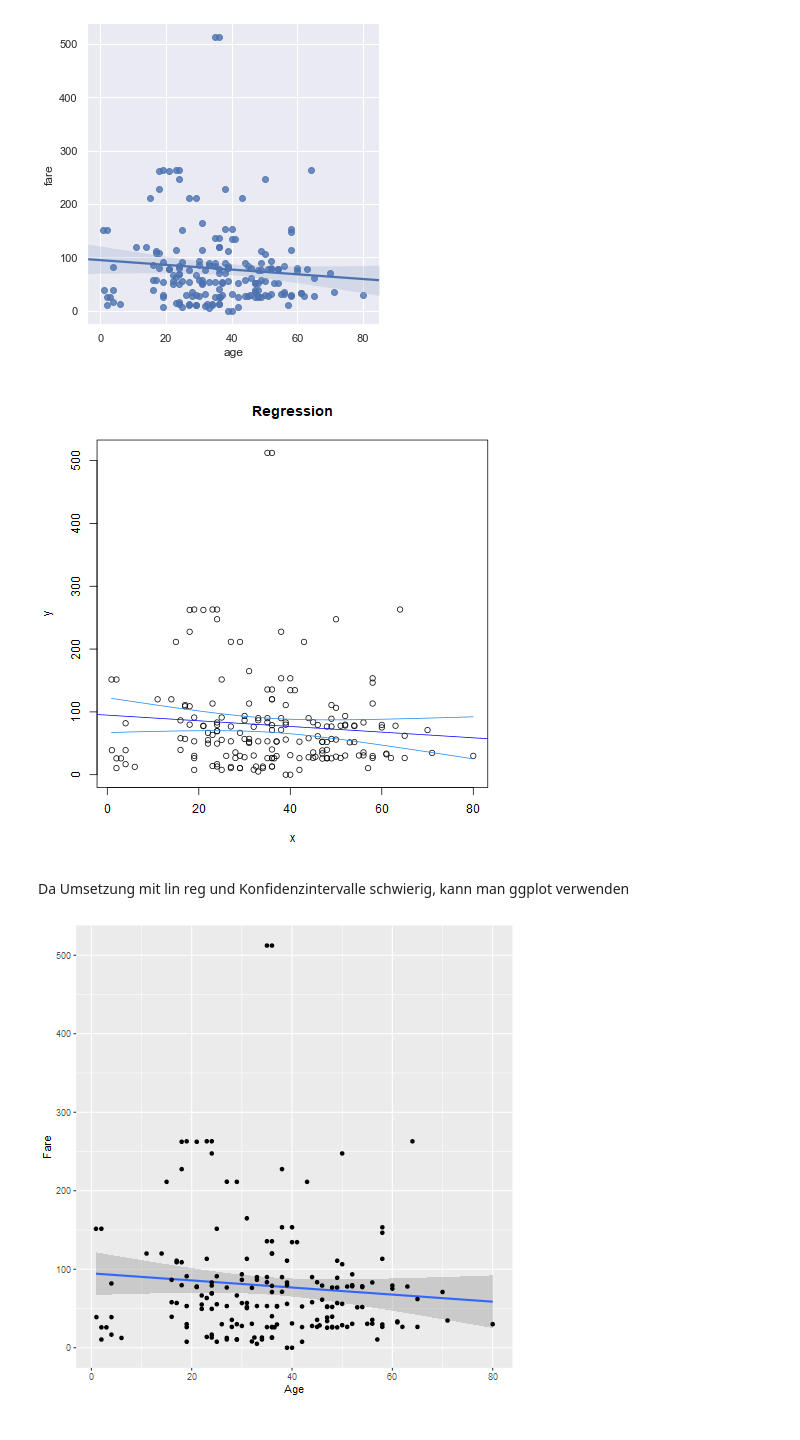
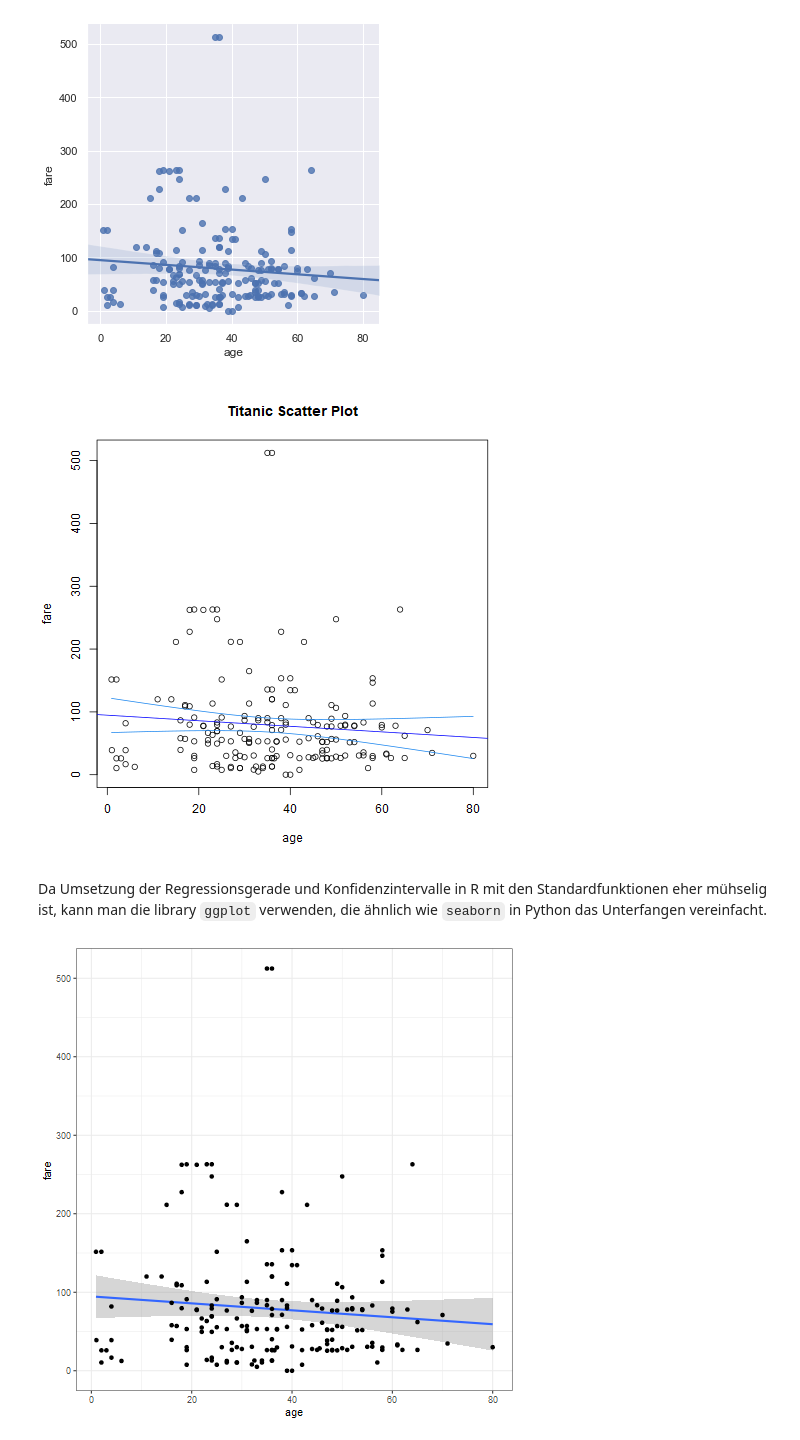
Before and after one commit to kurbaniec/everything-data-science, a Jupyter notebook: Data-Visualization/Quantitiative-Daten.ipynb, the cells around one changed output. Saved outputs shown, nothing was run; the diff lists cells and outputs as text; code cells hidden in the pictures.

Commit message:
Added scatter plot section

```diff
--- a/Data-Visualization/Quantitiative-Daten.ipynb
+++ b/Data-Visualization/Quantitiative-Daten.ipynb
@@ -69,18 +70,13 @@ library(ggplot2)
 # %%
 %%R
 # Load the dataset in R and drop N/A values to make plot function calls simpler
-ti <- read.csv("titanic.csv", header = TRUE, sep=",")
+ti <- read.csv("../datasets/titanic-seaborn.csv", header = TRUE, sep=",")
 # Delete rows with empty values
-# For some reasons the r dataset contains three additional rows
 # Source: https://stackoverflow.com/questions/9126840/delete-rows-with-blank-values-in-one-particular-column
-ti <- ti[!(is.na(ti$PassengerId) | is.na(ti$Survived) | is.na(ti$Pclass) | ti$Name=="" |
-           ti$Sex=="" | is.na(ti$Age) | is.na(ti$SibSp) | is.na(ti$Parch) | ti$Ticket=="" |
-           is.na(ti$Fare) | is.na(ti$Cabin) | ti$Cabin=="" | ti$Embarked==""), ]
-# Generate a "Who" column for sorting man/woman/children
-# Source: https://rstudio-pubs-static.s3.amazonaws.com/143316_106d643df86c4e4c8ae20e9775ab0ec7.html
-ti$Who[ti$Sex=="male"] <- "man"
-ti$Who[ti$Sex=="female"] <- "woman"
-ti$Who[ti$Age<18] <- "child"
+ti <- ti[!(is.na(ti$survived) | is.na(ti$pclass) | ti$deck=="" |
+           ti$sex=="" | is.na(ti$age) | is.na(ti$sibsp) | is.na(ti$parch) |
+           is.na(ti$fare) | ti$class=="" | ti$who=="" | ti$embarked=="" |
+           ti$adult_male=="" |  ti$embark_town==""), ]
 # %% [markdown]
 ### Histogramme
 Histogramme eignen sich gut um Verläufe von Häufigkeitsverteilungen zu visualisieren. Der Datensatz der Titanic enthält für jeden Passagier eine Zeile mit Informationen, darunter auch das Alter. Somit kann man eine Verteilung des Alters der Passagiere erstellen.
@@ -219,28 +223,28 @@ sns.lmplot(x='age', y='fare', data=ti);
 %%R
 # Source: https://stackoverflow.com/a/46459957
 # Note temporary variables are important because of "newdata=data.frame(x=newx)".
-# Using ti$Age their results in error.
-x<-ti$Age
-y<-ti$Fare
+# Using ti$Age there will result in errors.
+x<-ti$age
+y<-ti$fare
 # Linear regression
 lm.out <- lm(y ~ x)
 # Confidence interval
 newx = seq(min(x),max(x),by = 0.05)
 conf_interval <- predict(lm.out, newdata=data.frame(x=newx), interval="confidence", level = 0.95)
-plot(x, y, xlab="x", ylab="y", main="Regression")
+plot(x, y, xlab="age", ylab="fare", main="Titanic Scatter Plot")
 abline(lm.out, col="blue")
 matlines(newx, conf_interval[,2:3], col = "dodgerblue2", lty=1)
 # %% [output]
-[figure, old version]
+[figure, new version]
-# %% [markdown]
-Da Umsetzung mit lin reg und Konfidenzintervalle schwierig, kann man ggplot verwenden
+# %% [markdown]
+Da Umsetzung der Regressionsgerade und Konfidenzintervalle in R mit den Standardfunktionen eher mühselig ist, kann man die library `ggplot` verwenden, die ähnlich wie `seaborn` in Python das Unterfangen vereinfacht.
 # %%
 %%R
 # Sources:
 # https://stackoverflow.com/questions/15633714/adding-a-regression-line-on-a-ggplot
 # http://www.sthda.com/english/wiki/ggplot2-scatter-plots-quick-start-guide-r-software-and-data-visualization
 # http://www.sthda.com/english/wiki/ggplot2-scatter-plots-quick-start-guide-r-software-and-data-visualization
 # plot + regression line with confidence interval + scatter points
-ggplot(ti, aes(x=Age, y=Fare)) + geom_smooth(method="lm") + geom_point()
+ggplot(ti, aes(x=age, y=fare)) + geom_smooth(method="lm") + geom_point()
 # %% [output]
-[figure, old version]
+[figure, new version]
```
Also changed, not shown: parts of 17 cells of this notebook, 5 other files.
